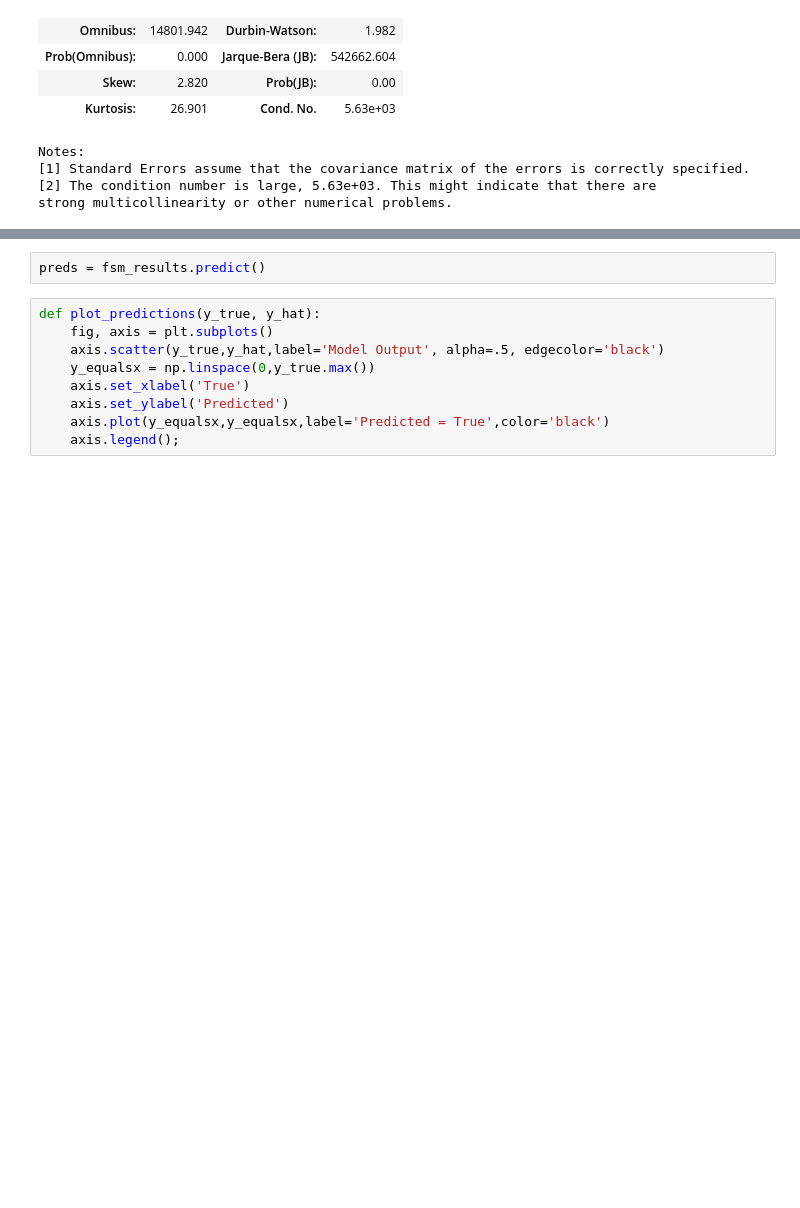
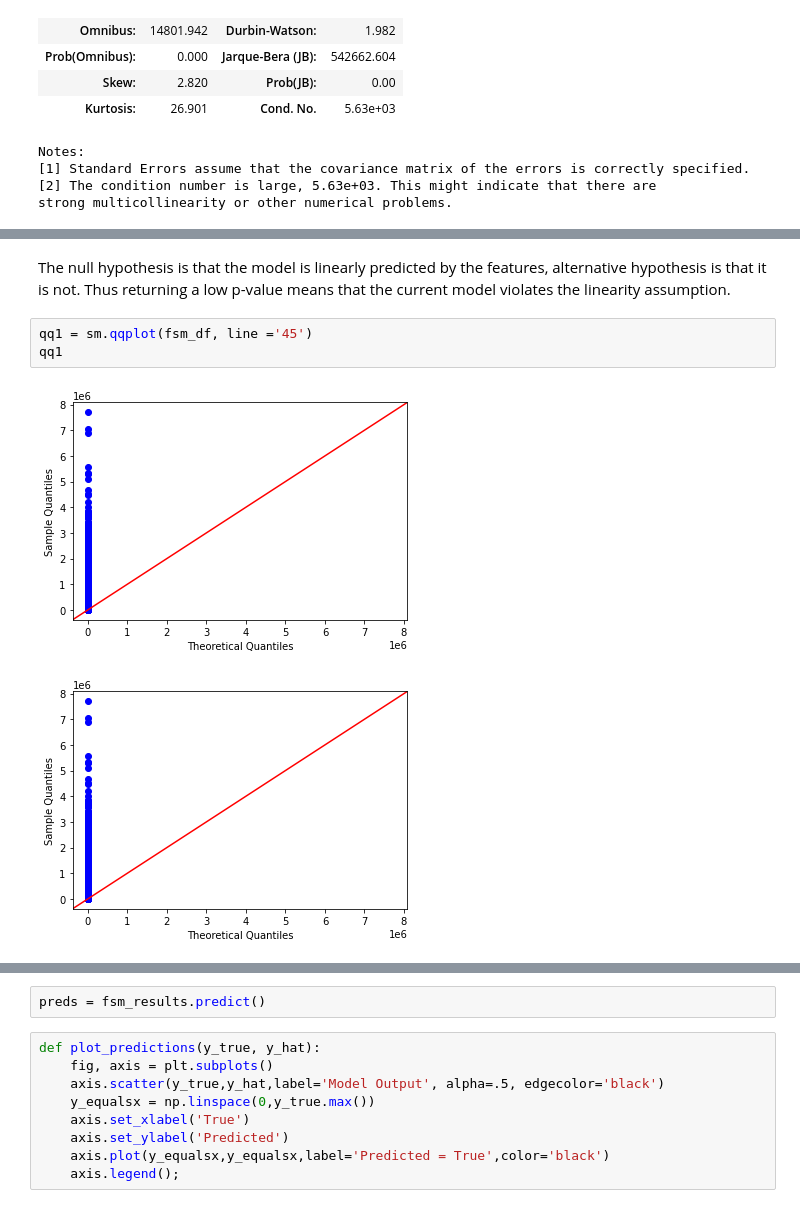
Before and after one commit to reynoso811/Housing_Market_Analysis, a Jupyter notebook: First_Notebook.ipynb, the cells around one changed output, grey strips where cells are left out. Saved outputs shown, nothing was run; the diff lists cells and outputs as text; blank space fills up the shorter version.

Commit message:
3 models

```diff
--- a/First_Notebook.ipynb
+++ b/First_Notebook.ipynb
@@ -174,0 +199,8 @@ strong multicollinearity or other numerical problems.
+# %% [markdown]
+The null hypothesis is that the model is linearly predicted by the features, alternative hypothesis is that it is not. Thus returning a low p-value means that the current model violates the linearity assumption.
+# %%
+qq1 = sm.qqplot(fsm_df, line ='45')
+qq1
+# %% [output]
+[figure, added]
+[figure, added]
```
Also changed, not shown: parts of 20 cells of this notebook.
